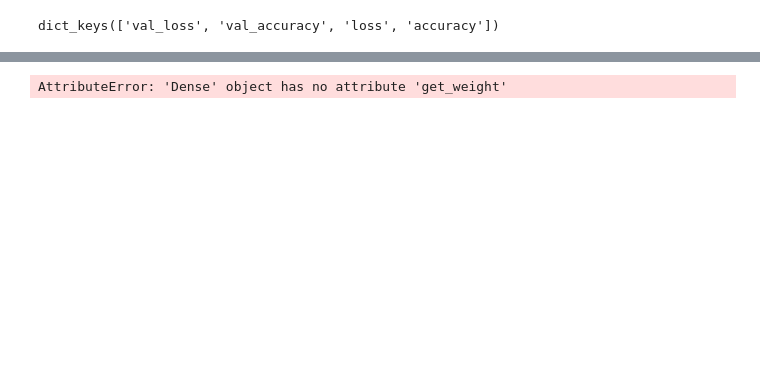
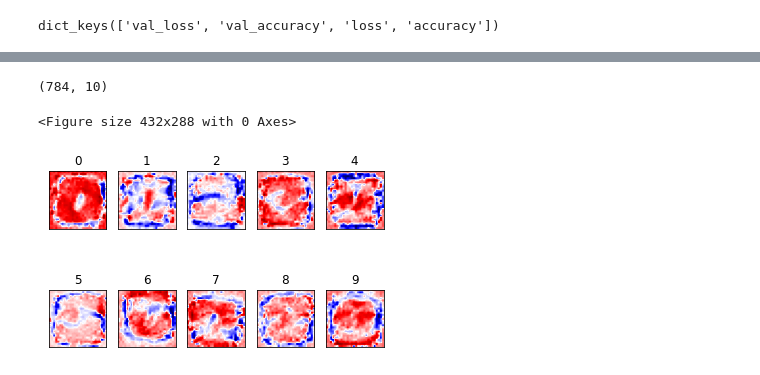
Before and after one commit to lehoso/TensorflowOne, a Jupyter notebook: notebooks/逻辑回归模型的tensorflow实现.ipynb, the cells around one changed output, grey strips where cells are left out. Cells and saved outputs as stored; diff of their text form; code cells hidden in the pictures; blank space fills up the shorter version.

```diff
--- a/notebooks/逻辑回归模型的tensorflow实现.ipynb
+++ b/notebooks/逻辑回归模型的tensorflow实现.ipynb
@@ -168,10 +167,29 @@ result
 # %%
 #查看第二层的权重参数
 a = model.layers[1].get_weights()
+a
 model.layers[1].get_weights()[0].shape
-a
 # %% [output]
-AttributeError: 'Dense' object has no attribute 'get_weight'
+(784, 10)
+# %%
+#参数可视化
+# from matplotlib import pyplot as plt
+#
+plt.figure()
+fig, ax = plt.subplots(2, 5)
+ax = ax.flatten()
+weights = model.layers[1].get_weights()[0]
+for i in range(10):
+    Im = weights[:, i].reshape((28, 28))
+    ax[i].imshow(Im, cmap='seismic')
+    ax[i].set_title("{}".format(i))
+    ax[i].set_xticks([])
+    ax[i].set_yticks([])
+
+plt.show()
+# %% [output]
+<Figure size 432x288 with 0 Axes>
+[figure, added]
 # %%
 #预测一下测试集里面的第二张图片
 import numpy as np
```
Also changed, not shown: parts of 12 cells of this notebook, 1 other file.
